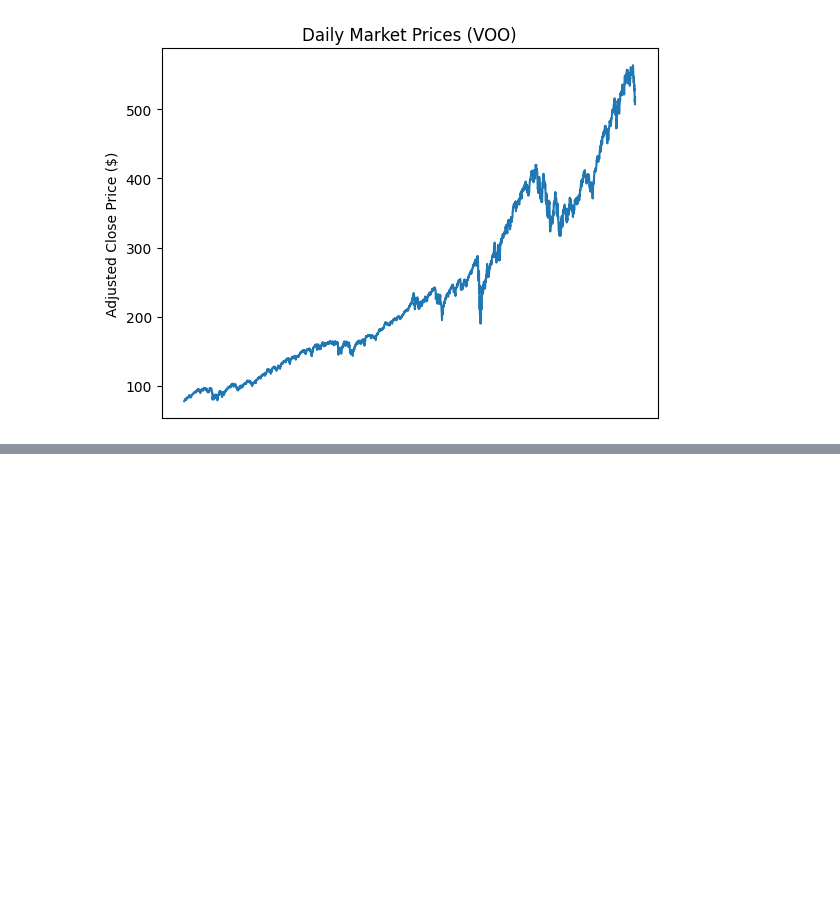
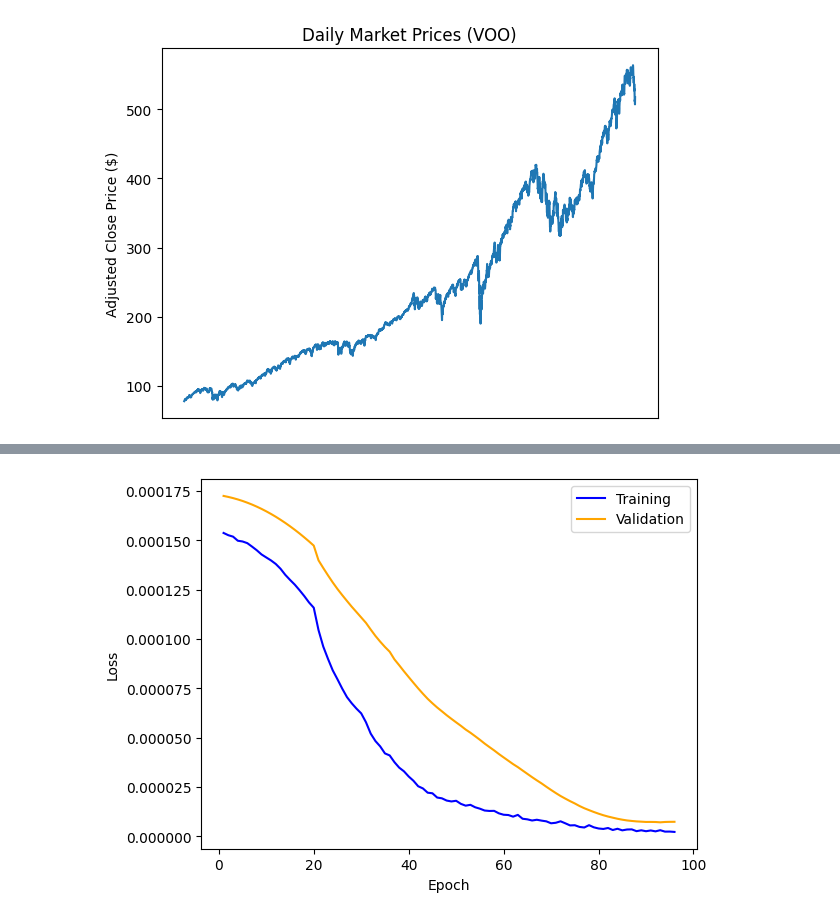
Before and after one commit to adamcataldo/letsbuildmodels, a Jupyter notebook: notebooks/stock_forecasting/market_forecasts.ipynb, the cells around one changed output, grey strips where cells are left out. Drawn from its saved outputs; the diff is of its cells as text; code cells hidden in the pictures; blank space fills up the shorter version.

```diff
--- a/notebooks/stock_forecasting/market_forecasts.ipynb
+++ b/notebooks/stock_forecasting/market_forecasts.ipynb
@@ -282,0 +285,98 @@ KeyboardInterrupt:
+# %%
+import torch
+import torch.nn as nn
+import math
+
+class PositionalEncoding(nn.Module):
+    def __init__(self, d_model, dropout=0.1, max_len=5000):
+        """
+        Args:
+            d_model (int): The dimensionality of the embeddings.
+            dropout (float): Dropout probability.
+            max_len (int): The maximum length of input sequences.
+        """
+        super(PositionalEncoding, self).__init__()
+        self.dropout = nn.Dropout(p=dropout)
+
+        # Create a long enough 'pe' matrix of shape [max_len, d_model]
+        pe = torch.zeros(max_len, d_model)
+        position = torch.arange(0, max_len, dtype=torch.float).unsqueeze(1)
+        # Compute the positional angles once for all positions and dimensions
+        div_term = torch.exp(
+            torch.arange(0, d_model, 2).float() * (-math.log(10000.0) / d_model)
+        )
+        pe[:, 0::2] = torch.sin(position * div_term)  # Even indices
+        pe[:, 1::2] = torch.cos(position * div_term)  # Odd indices
+
+        # Add a batch dimension at position 0 so it can be added directly to embeddings
+        pe = pe.unsqueeze(0)  # Shape: [1, max_len, d_model]
+
+        # Register pe as a buffer so it is not trained but moves with the model
+        self.register_buffer('pe', pe)
+
+    def forward(self, x):
+        """
+        Args:
+            x (Tensor): Input embeddings of shape
+                        (batch_size, seq_len, d_model).
+
+        Returns:
+            Tensor of the same shape as x with positional encodings added.
+        """
+        seq_len = x.size(1)
+        # Add positional encodings up to the sequence length
+        x = x + self.pe[:, :seq_len]
+        return self.dropout(x)
+
+class TransformerTimeSeries(nn.Module):
+    def __init__(
+            self,
+            input_size=1,
+            d_model=32,
+            n_heads=4,
+            n_layers=4,
+            ff_multiplier=4,
+            multi_step_horizon=1,
+            dropout=0.1,
+            max_len=5000
+            ):
+        super().__init__()
+        self.embedding = nn.Linear(input_size, d_model, bias=False)
+        self.pe = PositionalEncoding(d_model, dropout=dropout, max_len=max_len)
+        enc_layer = nn.TransformerEncoderLayer(
+            d_model=d_model,
+            nhead=n_heads,
+            dim_feedforward=d_model * ff_multiplier,
+            dropout=dropout,
+            batch_first=True
+        )
+        self.encoder = nn.TransformerEncoder(enc_layer, num_layers=n_layers)
+        self.feedforward = nn.Sequential(
+            nn.Linear(d_model * ff_multiplier, 100),
+            nn.ReLU(),
+            nn.Linear(100, multi_step_horizon)
+        )
+        self._mask = None
+
+    def _generate_mask(self, size):
+        mask = (torch.triu(torch.ones(size, size)) == 1).transpose(0, 1)
+        mask = (
+            mask.float()
+            .masked_fill(mask == 0, float("-inf"))
+            .masked_fill(mask == 1, float(0.0))
+        )
+        return mask
+
+    def forward(self, x):
+        x = self.embedding(x)
+        x = self.pe(x)
+        if self._mask is None or self._mask.size(0) != x.size(1):
+            self._mask = self._generate_mask(x.size(1))
+        x = self.encoder(x, self._mask)
+        x = self.feedforward(x)
+        return x
+
+model = TimeSeriesRNN()
+
+validate_model(model, prices256, epochs=150, loss_fn=loss)
+# %% [output]
@@ -282,0 +384 @@ KeyboardInterrupt:
+[figure, added]
```
Also changed, not shown: parts of 8 cells of this notebook.
